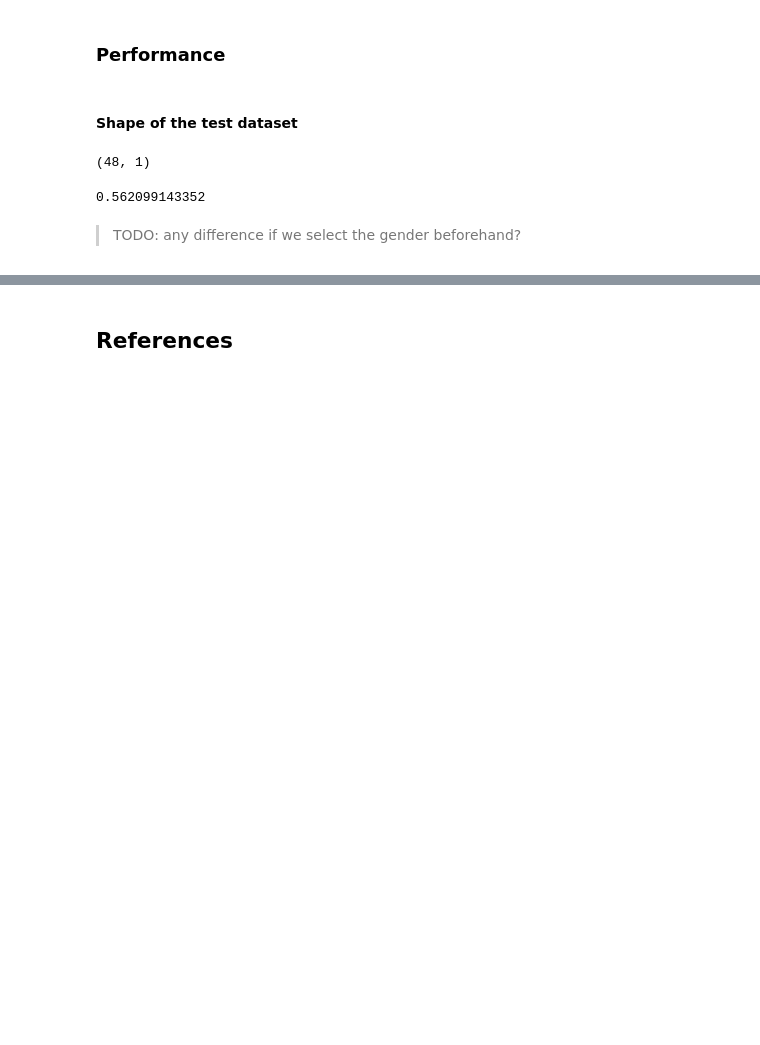
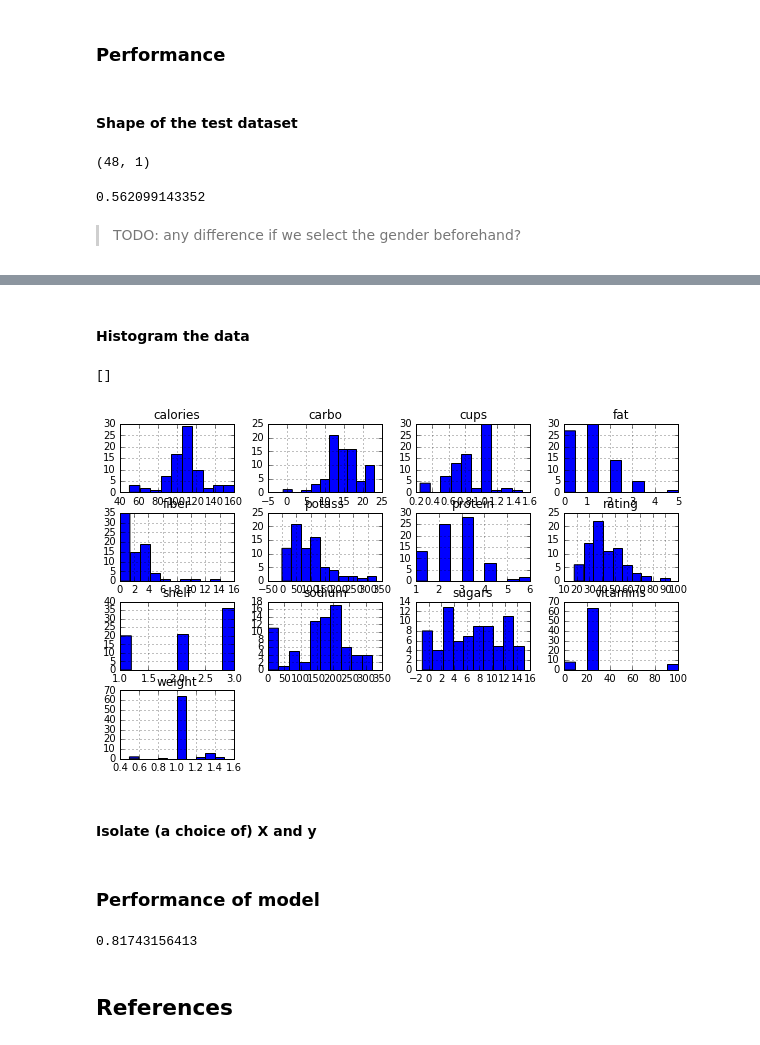
Before and after one commit to martinapugliese/bytemotion-masterclass2016, a Jupyter notebook: Regression.ipynb, the cells around one changed output, grey strips where cells are left out. Drawn from its saved outputs; the diff is of its cells as text; code cells hidden in the pictures; blank space fills up the shorter version.

Commit message:
regression note

```diff
--- a/Regression.ipynb
+++ b/Regression.ipynb
@@ -26,8 +47,11 @@ import pandas as pd
 from sklearn.linear_model import LinearRegression
 from sklearn.model_selection import train_test_split
 from matplotlib import pyplot as plt
+from matplotlib import rcParams
 
 %matplotlib inline
+
+rcParams['figure.figsize'] = (10, 6)
 
 data_folder = 'datasets/'
 
@@ -154,0 +185,2 @@ print model.score(x_test, y_test)
+# %%
+df = pd.read_csv(filename_breakfast)
@@ -154,0 +208,10 @@ print model.score(x_test, y_test)
+# %% [markdown]
+#### Histogram the data
+# %%
+df.hist()
+plt.plot()
+# %% [output]
+[]
+[figure, added]
+# %% [markdown]
+#### Isolate (a choice of) X and y
@@ -155,3 +221,15 @@ print model.score(x_test, y_test)
+# %% [markdown]
+### Performance of model
+# %%
+x_train, x_test, y_train, y_test = train_test_split(X, y, test_size=0.2)
+
+model = LinearRegression()
+
+model.fit(x_train, y_train)
+
+print model.score(x_test, y_test)
+# %% [output]
+0.81743156413
 # %% [markdown]
 ## References
 # %% [markdown]
```
Also changed, not shown: parts of 8 cells of this notebook.
